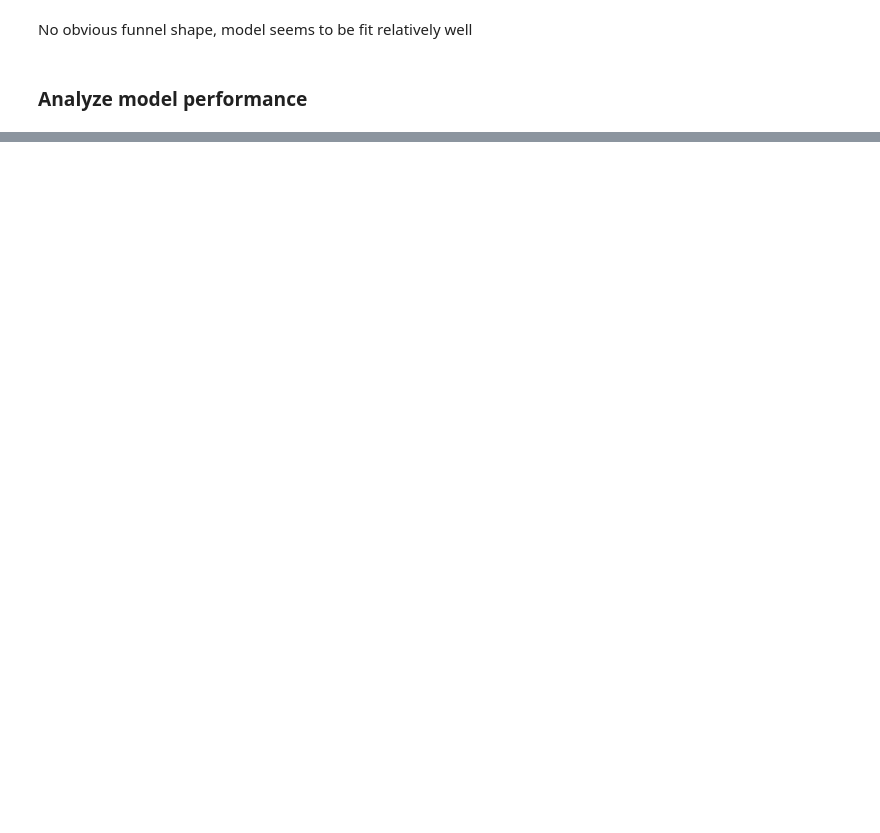
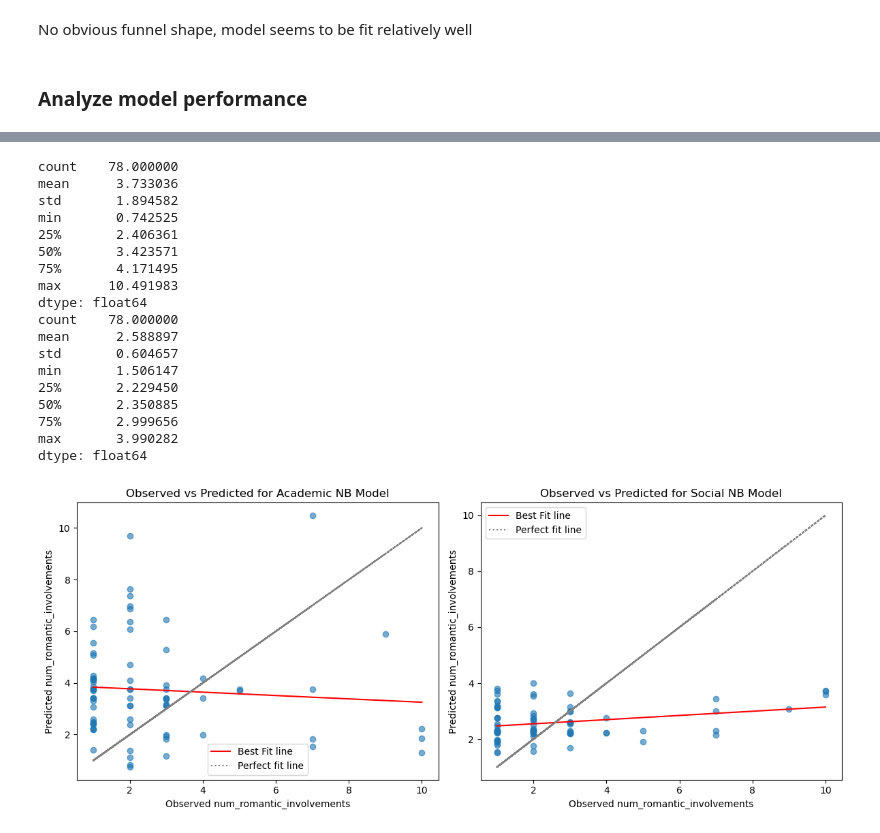
Before and after one commit to snigdhapodugu/dsc190-project, a Jupyter notebook: predict_re/predict_numre.ipynb, the cells around one changed output, grey strips where cells are left out. Saved outputs shown, nothing was run; the diff lists cells and outputs as text; code cells hidden in the pictures; blank space fills up the shorter version.

```diff
--- a/predict_re/predict_numre.ipynb
+++ b/predict_re/predict_numre.ipynb
@@ -516,6 +709,0 @@ plt.show()
-# %%
-# Accuracy of predicting zero romantic involvements
-for nb, name in [(aca_nbr, 'Academic NB'), (soc_nbr, 'Social NB')]:
-    pred_zero = (nb.predict() < 0.5)
-    true_zero = (y == 0)
-    print(f"{name} model accuracy in predicting zero-values {np.mean(pred_zero == true_zero)}")
@@ -903,11 +709,0 @@ data['num_romantic_involvements'].value_counts()
-# %%
-import numpy as np
-import matplotlib.pyplot as plt
-from sklearn.linear_model import LinearRegression
-
-X = data_onehot_pred.drop(columns=['num_romantic_involvements'])
-y = data_onehot_pred['num_romantic_involvements']
-model = LinearRegression()
-model.fit(X, y)
-
-y_pred = model.predict(X)
@@ -918,0 +710,47 @@ NameError: name 'summary' is not defined
+# %%
+# Plot observed vs predicted for both models
+
+fig, axes = plt.subplots(1, 2, figsize=(12, 5))
+
+for i, (nb, predictors, name) in enumerate([(aca_nbr, aca_predictors, 'Academic NB'), (soc_nbr, soc_predictors, 'Social NB')]):
+    yhat = nb.predict(X)
+
+    # Regression line between observed and predicted
+    slope, intercept, r_value, p_value, std_err = stats.linregress(y, yhat)
+    obs_line = np.linspace(y.min(), y.max(), 100)
+    pred_line = intercept + slope * obs_line
+
+    # plot
+    axes[i].scatter(y, yhat, alpha=0.6)
+    axes[i].plot(obs_line, pred_line, color='red', label='Best Fit line')
+    axes[i].plot(y, y, linestyle=':', color='grey', label='Perfect fit line')
+
+    axes[i].set_xlabel("Observed num_romantic_involvements")
+    axes[i].set_ylabel("Predicted num_romantic_involvements")
+    axes[i].set_title(f"Observed vs Predicted for {name} Model")
+    axes[i].legend()
+
+    print(yhat.describe())
+
+plt.tight_layout()
+plt.show()
+# %% [output]
+count    78.000000
+mean      3.733036
+std       1.894582
+min       0.742525
+25%       2.406361
+50%       3.423571
+75%       4.171495
+max      10.491983
+dtype: float64
+count    78.000000
+mean      2.588897
+std       0.604657
+min       1.506147
+25%       2.229450
+50%       2.350885
+75%       2.999656
+max       3.990282
+dtype: float64
+[figure, added]
```
Also changed, not shown: parts of 45 cells of this notebook.
